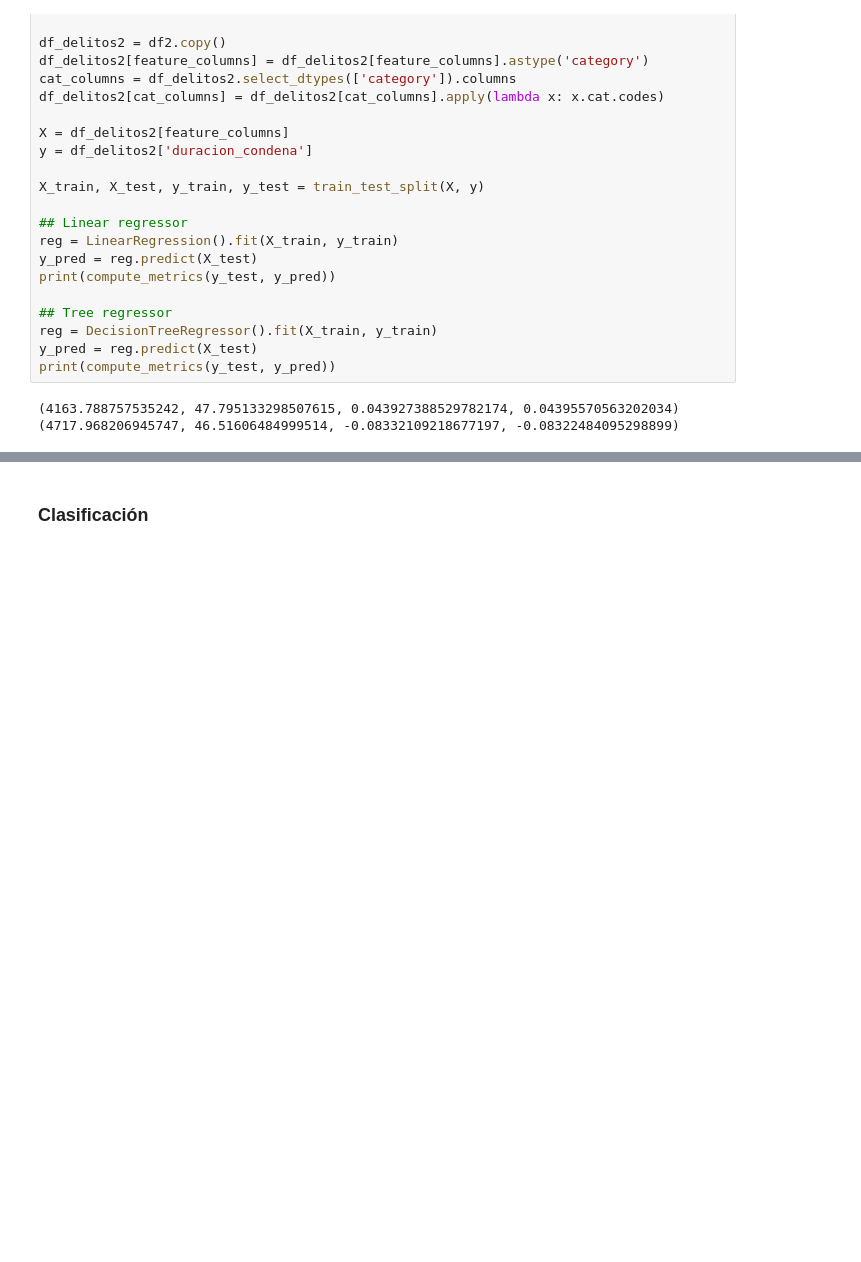
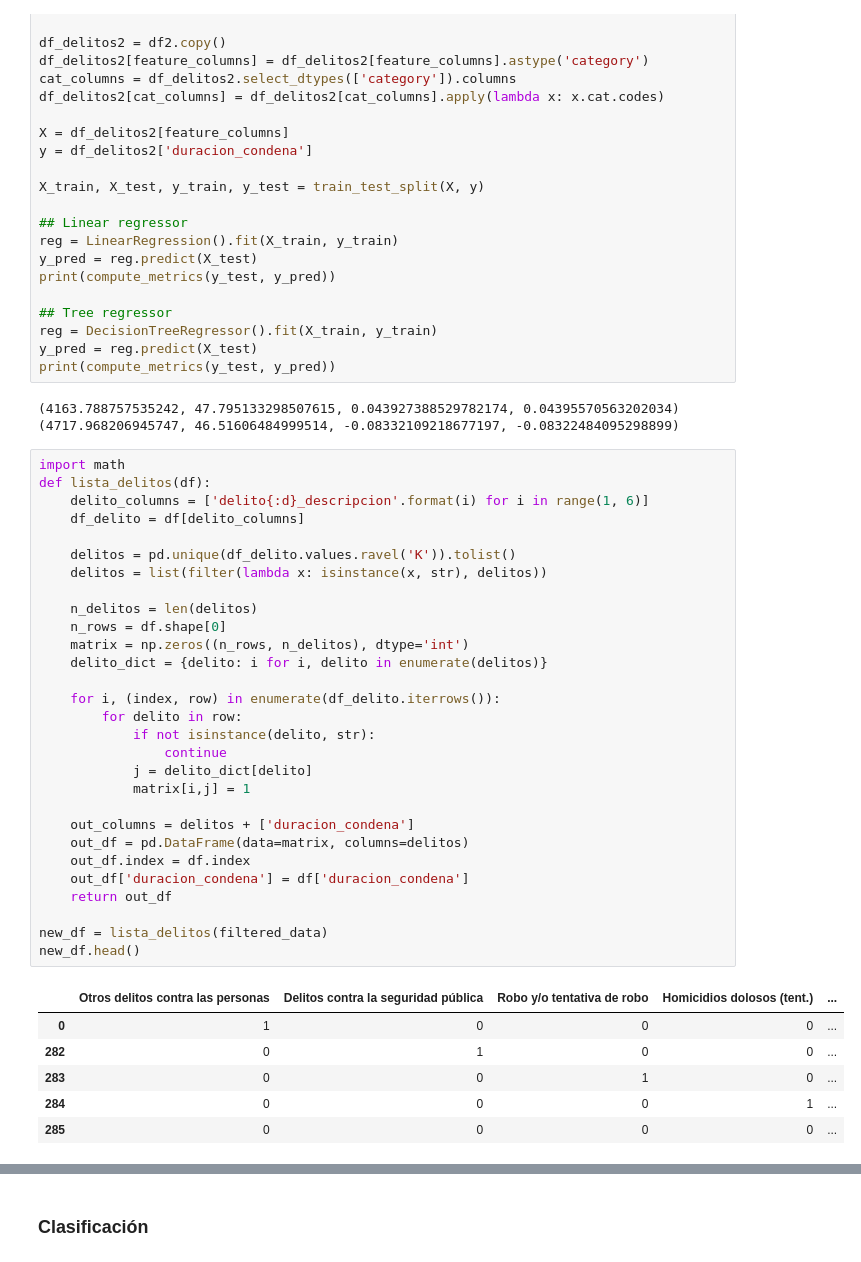
Before and after one commit to nahuelalmeira/poblacionPenal, a Jupyter notebook: IntroML/DiploDatos_PoblacionPenitenciariaArgentina_Intro_ML.ipynb, the cells around one changed output, grey strips where cells are left out. Cells and saved outputs as stored; diff of their text form; blank space fills up the shorter version.

Commit message:
Agrego one-hot encoding de delitos para regresion

```diff
--- a/IntroML/DiploDatos_PoblacionPenitenciariaArgentina_Intro_ML.ipynb
+++ b/IntroML/DiploDatos_PoblacionPenitenciariaArgentina_Intro_ML.ipynb
@@ -246,3 +246,39 @@ print(compute_metrics(y_test, y_pred))
 # %% [output]
 (4163.788757535242, 47.795133298507615, 0.043927388529782174, 0.04395570563202034)
 (4717.968206945747, 46.51606484999514, -0.08332109218677197, -0.08322484095298899)
+# %%
+import math
+def lista_delitos(df):
+    delito_columns = ['delito{:d}_descripcion'.format(i) for i in range(1, 6)]
+    df_delito = df[delito_columns]
+
+    delitos = pd.unique(df_delito.values.ravel('K')).tolist()
+    delitos = list(filter(lambda x: isinstance(x, str), delitos))
+
+    n_delitos = len(delitos)
+    n_rows = df.shape[0]
+    matrix = np.zeros((n_rows, n_delitos), dtype='int')
+    delito_dict = {delito: i for i, delito in enumerate(delitos)}
+
+    for i, (index, row) in enumerate(df_delito.iterrows()):
+        for delito in row:
+            if not isinstance(delito, str):
+                continue
+            j = delito_dict[delito]
+            matrix[i,j] = 1
+
+    out_columns = delitos + ['duracion_condena']
+    out_df = pd.DataFrame(data=matrix, columns=delitos)
+    out_df.index = df.index
+    out_df['duracion_condena'] = df['duracion_condena']
+    return out_df
+
+new_df = lista_delitos(filtered_data)
+new_df.head()
+# %% [output]
+|  | Otros delitos contra las personas | Delitos contra la seguridad pública | Robo y/o tentativa de robo | Homicidios dolosos (tent.) | ... |
+| 0 | 1 | 0 | 0 | 0 | ... |
+| 282 | 0 | 1 | 0 | 0 | ... |
+| 283 | 0 | 0 | 1 | 0 | ... |
+| 284 | 0 | 0 | 0 | 1 | ... |
+| 285 | 0 | 0 | 0 | 0 | ... |
```
Also changed, not shown: parts of 1 cell of this notebook.
